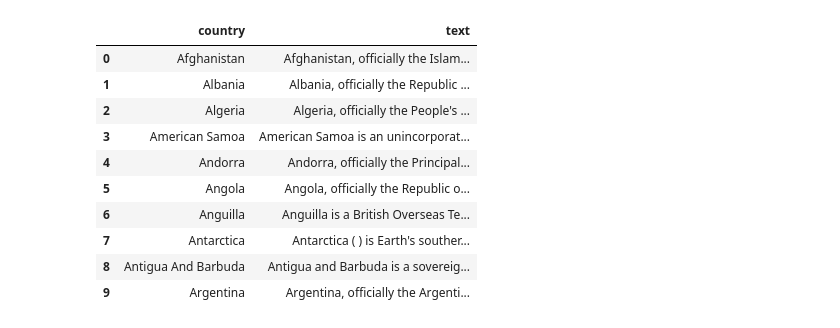
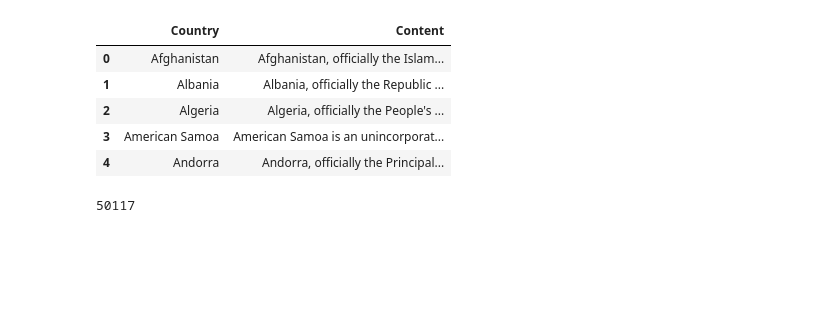
Before and after one commit to JieHuiKoo/rag_and_flag_ai, a Jupyter notebook: rag_and_flag_ai/02_chroma.ipynb, the cells around one changed output. Cells and saved outputs as stored; diff of their text form; code cells hidden in the pictures; blank space fills up the shorter version.

```diff
--- a/rag_and_flag_ai/02_chroma.ipynb
+++ b/rag_and_flag_ai/02_chroma.ipynb
@@ -2,21 +2,17 @@
 import pandas as pd
 # %%
 # Import the exported CSV
-df = pd.read_csv("rag_and_flag_ai/countries_subset.csv")
+# df = pd.read_csv("rag_and_flag_ai/countries_subset.csv")
+df = pd.read_csv("rag_and_flag_ai/country_content.csv")
 # %%
-df
+df.head()
 # %% [output]
-|  | country | text |
+|  | Country | Content |
 | 0 | Afghanistan | Afghanistan, officially the Islam... |
 | 1 | Albania | Albania, officially the Republic ... |
 | 2 | Algeria | Algeria, officially the People's ... |
 | 3 | American Samoa | American Samoa is an unincorporat... |
 | 4 | Andorra | Andorra, officially the Principal... |
-| 5 | Angola | Angola, officially the Republic o... |
-| 6 | Anguilla | Anguilla is a British Overseas Te... |
-| 7 | Antarctica | Antarctica ( ) is Earth's souther... |
-| 8 | Antigua And Barbuda | Antigua and Barbuda is a sovereig... |
-| 9 | Argentina | Argentina, officially the Argenti... |
 # %%
 from langchain_community.document_loaders.csv_loader import CSVLoader
 # %%
@@ -43,6 +40,9 @@ for idx, row in df.iterrows():
 # Now, all_chunks is ready for embedding
 # %%
 # print(all_chunks)
+print(len(all_chunks))
+# %% [output]
+50117
 # %%
 from chromadb.utils import embedding_functions
 # %%
```
Also changed, not shown: parts of 5 cells of this notebook, 1 other file.
